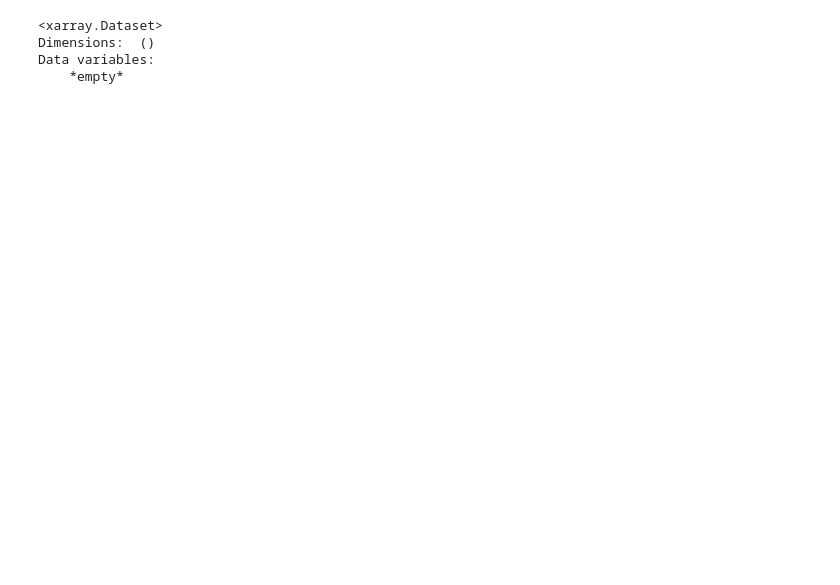
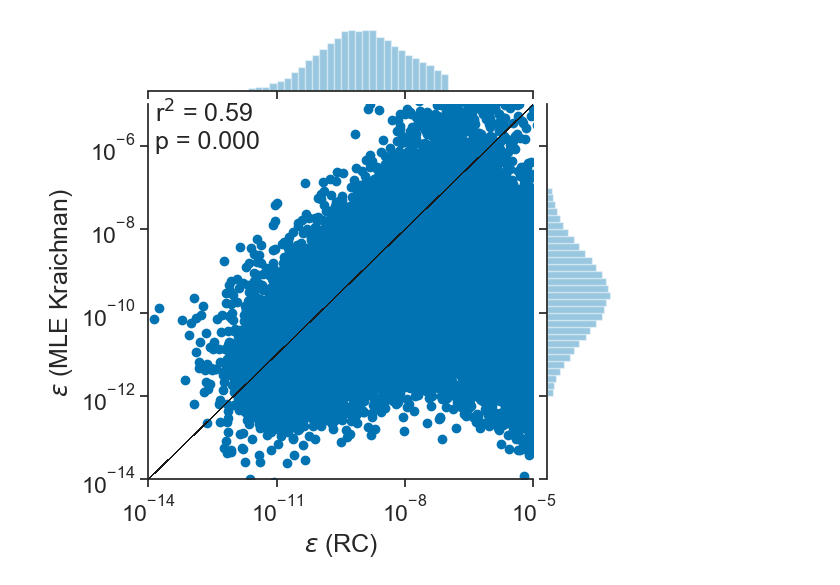
Before and after one commit to sessink/epsilon_from_emapex, a Jupyter notebook: notebooks/check_eps_output.ipynb, the cells around one changed output. Drawn from its saved outputs; the diff is of its cells as text; code cells hidden in the pictures; blank space fills up the shorter version.

```diff
--- a/notebooks/check_eps_output.ipynb
+++ b/notebooks/check_eps_output.ipynb
@@ -47,9 +146,6 @@ mpl.rc('legend', frameon=False)
 # %%
-ds = xr.open_dataset('../data/niw2016/7779a/ema-7779a-0034.nc')
+ds = xr.open_mfdataset('../data/niw2016/7786a/*.nc')
-# %%
-ds
-# %% [output]
-<xarray.Dataset>
-Dimensions:  ()
-Data variables:
-    *empty*
+# %%
+plot_correlation(ds.eps1_rc, ds.eps1_kra)
+# %% [output]
+[figure, added]
```
Also changed, not shown: parts of 3 cells of this notebook, 4 other files.
